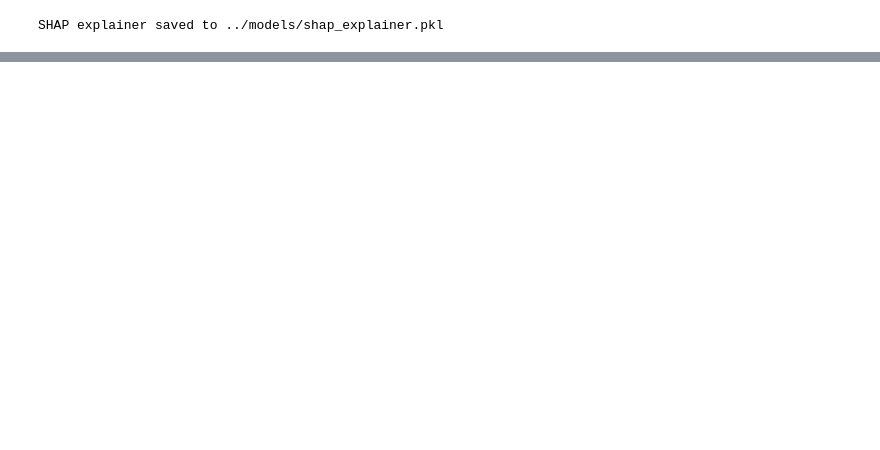
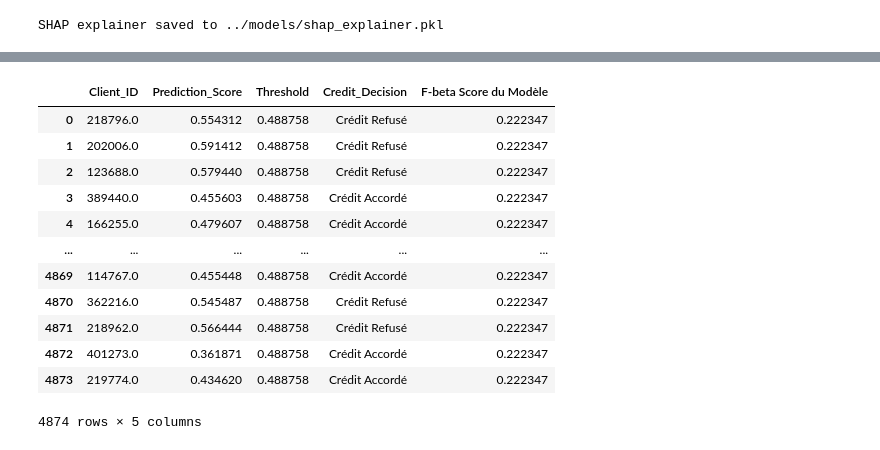
Before and after one commit to githublaure/streamlit_dashboard, a Jupyter notebook: notebooks/3-modelling.ipynb, the cells around one changed output, grey strips where cells are left out. Saved outputs shown, nothing was run; the diff lists cells and outputs as text; code cells hidden in the pictures; blank space fills up the shorter version.

Commit message:
updated models and added requirements for notebook

```diff
--- a/notebooks/3-modelling.ipynb
+++ b/notebooks/3-modelling.ipynb
@@ -3049,0 +2983,65 @@ if validate_button:
+# %%
+
+loaded_pipeline = joblib.load(model_path)
+print("Modèle chargé avec succès.")
+
+# Charger les données d'entraînement pour obtenir le taux effectif de crédit accordé/refusé
+
+y_train = data["TARGET"]  # TARGET : 0 = remboursement (crédit accordé), 1 = non-remboursement (crédit refusé)
+
+# Calcul du nombre total de clients dans l'ensemble d'entraînement
+total_clients_train = len(y_train)
+
+# Calcul des pourcentages et des nombres de crédits accordés/refusés effectifs
+effective_acceptance_rate = (y_train == 0).mean() * 100
+effective_rejection_rate = (y_train == 1).mean() * 100
+num_accepted_train = (y_train == 0).sum()
+num_rejected_train = (y_train == 1).sum()
+
+print("\n=== Taux et nombres effectifs des crédits dans les données d'entraînement ===")
+print(f"Nombre total de clients dans l'entraînement : {total_clients_train}")
+print(f"Taux de crédits effectivement accordés : {effective_acceptance_rate:.2f}% ({num_accepted_train} clients)")
+print(f"Taux de crédits effectivement refusés : {effective_rejection_rate:.2f}% ({num_rejected_train} clients)")
+
+
+# Prendre un échantillon de clients (par exemple, 5 premiers pour la démonstration)
+sample_clients = new_data
+
+# Prétraiter les données avec le pipeline
+sample_clients_prepared = loaded_pipeline.named_steps['preprocessing'].transform(sample_clients)
+
+# Obtenir les probabilités de prédiction
+predictions_proba = loaded_pipeline.predict_proba(sample_clients_prepared)[:, 1]
+
+# Décisions de crédit basées sur le threshold
+credit_decision = ["Crédit Refusé" if score >= threshold else "Crédit Accordé" for score in predictions_proba]
+
+# Créer un tableau des résultats
+result_table = pd.DataFrame({
+    "Client_ID": sample_clients['SK_ID_CURR'].values,
+    "Prediction_Score": predictions_proba,
+    "Threshold": threshold,
+    "Credit_Decision": credit_decision,
+    "F-beta Score du Modèle": [final_fbeta_optimized] * len(predictions_proba)
+})
+
+# Afficher le tableau des résultats
+print("\n=== Tableau des scores de prédiction et des décisions de crédit pour les nouvelles données ===")
+display(result_table)
+
+# Calculer et afficher le pourcentage et le nombre de refus et d'acceptation pour les nouvelles données
+acceptance_rate = (result_table["Credit_Decision"] == "Crédit Accordé").mean() * 100
+rejection_rate = (result_table["Credit_Decision"] == "Crédit Refusé").mean() * 100
+num_accepted_new = (result_table["Credit_Decision"] == "Crédit Accordé").sum()
+num_rejected_new = (result_table["Credit_Decision"] == "Crédit Refusé").sum()
+
+print("\n=== Résumé des décisions de crédit pour les nouvelles données ===")
+print(f"Nombre de clients dans l'échantillon : {len(result_table)}")
+print(f"Taux de crédits accordés : {acceptance_rate:.2f}% ({num_accepted_new} clients)")
+print(f"Taux de crédits refusés : {rejection_rate:.2f}% ({num_rejected_new} clients)")
+
+# Interprétation du F-beta Score
+print("\n=== Interprétation du F-beta Score ===")
+print(f"Le F-beta Score final est de {final_fbeta_optimized:.4f}.")
+print("Ce score indique que le modèle a un bon équilibre entre précision et rappel, avec une importance accrue pour la détection des mauvais payeurs (ceux qui ne rembourseront probablement pas).")
+# %% [output]
@@ -3049,0 +3056,13 @@ if validate_button:
+|  | Client_ID | Prediction_Score | Threshold | Credit_Decision | F-beta Score du Modèle |
+| 0 | 218796.0 | 0.554312 | 0.488758 | Crédit Refusé | 0.222347 |
+| 1 | 202006.0 | 0.591412 | 0.488758 | Crédit Refusé | 0.222347 |
+| 2 | 123688.0 | 0.579440 | 0.488758 | Crédit Refusé | 0.222347 |
+| 3 | 389440.0 | 0.455603 | 0.488758 | Crédit Accordé | 0.222347 |
+| 4 | 166255.0 | 0.479607 | 0.488758 | Crédit Accordé | 0.222347 |
+| ... | ... | ... | ... | ... | ... |
+| 4869 | 114767.0 | 0.455448 | 0.488758 | Crédit Accordé | 0.222347 |
+| 4870 | 362216.0 | 0.545487 | 0.488758 | Crédit Refusé | 0.222347 |
+| 4871 | 218962.0 | 0.566444 | 0.488758 | Crédit Refusé | 0.222347 |
+| 4872 | 401273.0 | 0.361871 | 0.488758 | Crédit Accordé | 0.222347 |
+| 4873 | 219774.0 | 0.434620 | 0.488758 | Crédit Accordé | 0.222347 |
+4874 rows × 5 columns
```
Also changed, not shown: parts of 123 cells of this notebook, 5 other files.
